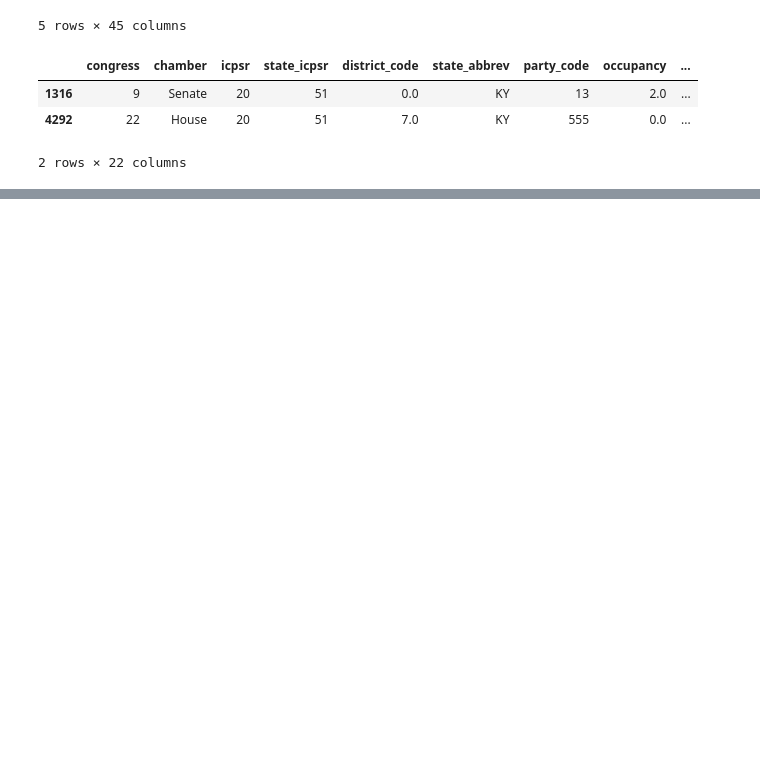
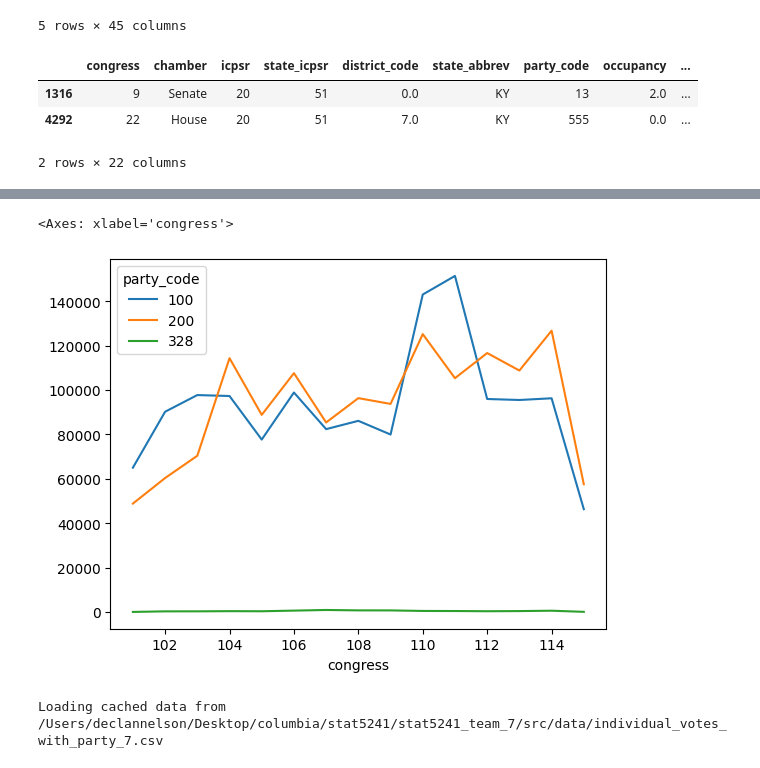
Before and after one commit to DeclanNelson178/stat5241_team_7, a Jupyter notebook: src/notebooks/member_info.ipynb, the cells around one changed output, grey strips where cells are left out. Drawn from its saved outputs; the diff is of its cells as text; code cells hidden in the pictures; blank space fills up the shorter version.

```diff
--- a/src/notebooks/member_info.ipynb
+++ b/src/notebooks/member_info.ipynb
@@ -64,0 +75,9 @@ info_df.query(f"icpsr == {idx[0]}").head(3) # NOTE: a politician can change hous
+# %%
+ind_df.groupby("congress")["party_code"].value_counts().unstack("party_code").fillna(0).plot() # TODO: probably should just classify Bernie and Manchin as Dems
+# %% [output]
+<Axes: xlabel='congress'>
+[figure, added]
+# %%
+df = get_trainig_data_v2()
+# %% [output]
+Loading cached data from /Users/declannelson/Desktop/columbia/stat5241/stat5241_team_7/src/data/individual_votes_with_party_7.csv
```
Also changed, not shown: parts of 7 cells of this notebook, 6 other files.
